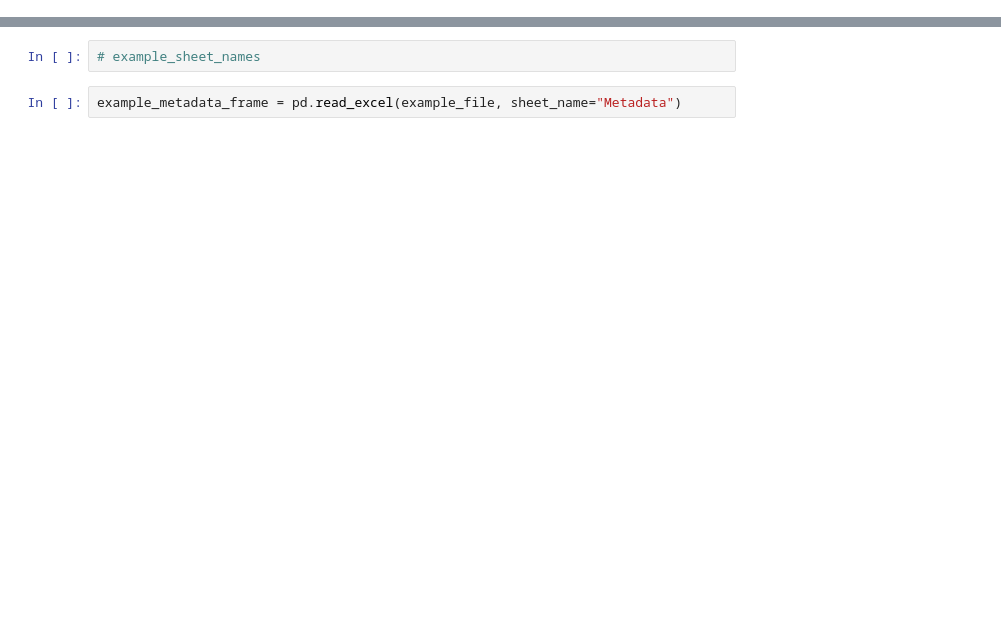
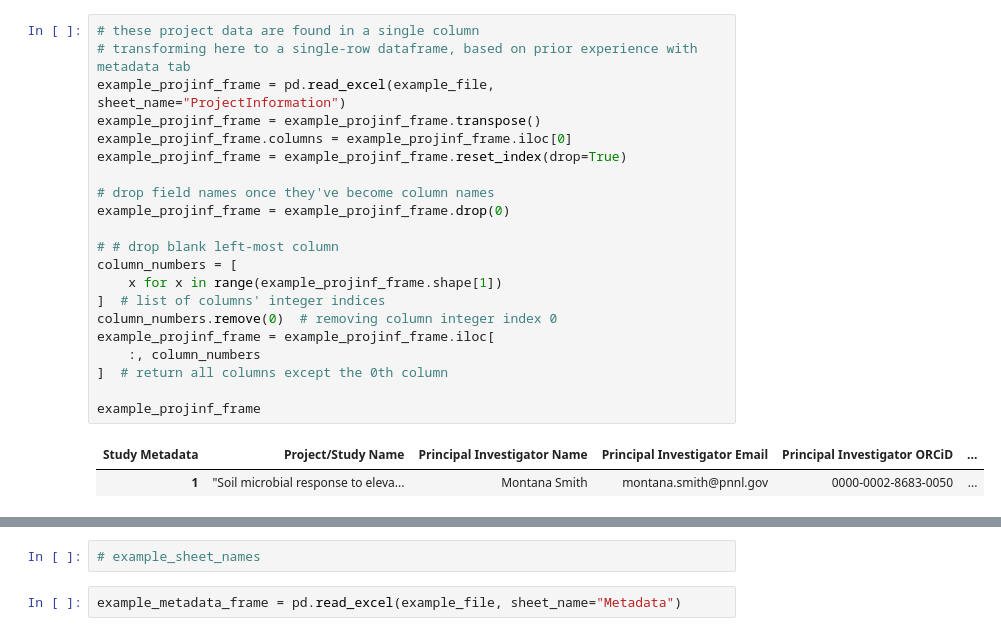
Before and after one commit to microbiomedata/nmdc-metadata, a Jupyter notebook: notebooks/nmdc_metadata_issue_375_prototype.ipynb, the cells around one changed output, grey strips where cells are left out. Cells and saved outputs as stored; diff of their text form; blank space fills up the shorter version.

```diff
--- a/notebooks/nmdc_metadata_issue_375_prototype.ipynb
+++ b/notebooks/nmdc_metadata_issue_375_prototype.ipynb
@@ -61,0 +70,24 @@ example_sheet_names = example_frame_structure.keys()
+# %%
+# these project data are found in a single column
+# transforming here to a single-row dataframe, based on prior experience with metadata tab
+example_projinf_frame = pd.read_excel(example_file, sheet_name="ProjectInformation")
+example_projinf_frame = example_projinf_frame.transpose()
+example_projinf_frame.columns = example_projinf_frame.iloc[0]
+example_projinf_frame = example_projinf_frame.reset_index(drop=True)
+
+# drop field names once they've become column names
+example_projinf_frame = example_projinf_frame.drop(0)
+
+# # drop blank left-most column
+column_numbers = [
+    x for x in range(example_projinf_frame.shape[1])
+]  # list of columns' integer indices
+column_numbers.remove(0)  # removing column integer index 0
+example_projinf_frame = example_projinf_frame.iloc[
+    :, column_numbers
+]  # return all columns except the 0th column
+
+example_projinf_frame
+# %% [output]
+| Study Metadata | Project/Study Name | Principal Investigator Name | Principal Investigator Email | Principal Investigator ORCiD | ... |
+| 1 | "Soil microbial response to eleva... | Montana Smith | montana.smith@pnnl.gov | 0000-0002-8683-0050 | ... |
```
Also changed, not shown: parts of 33 cells of this notebook, 1 other file.
